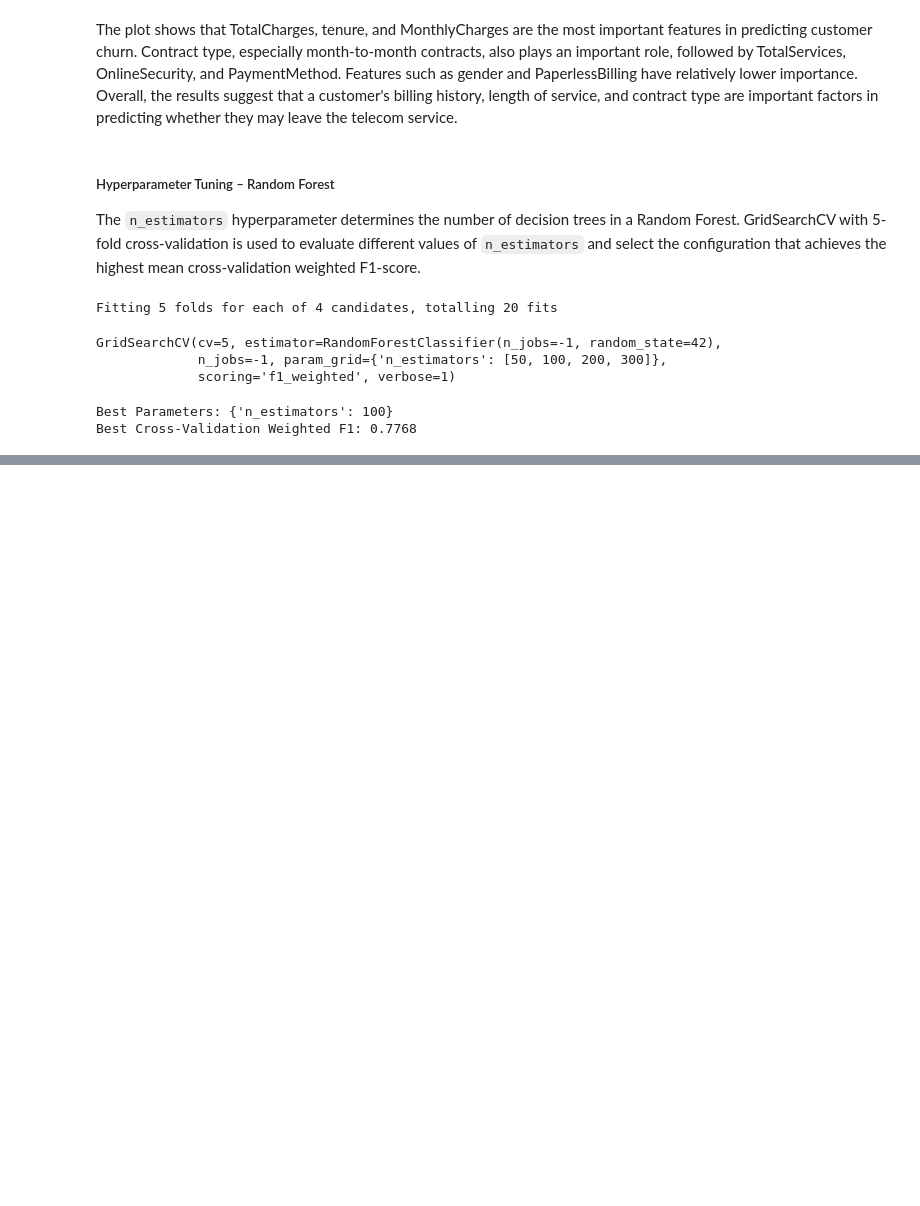
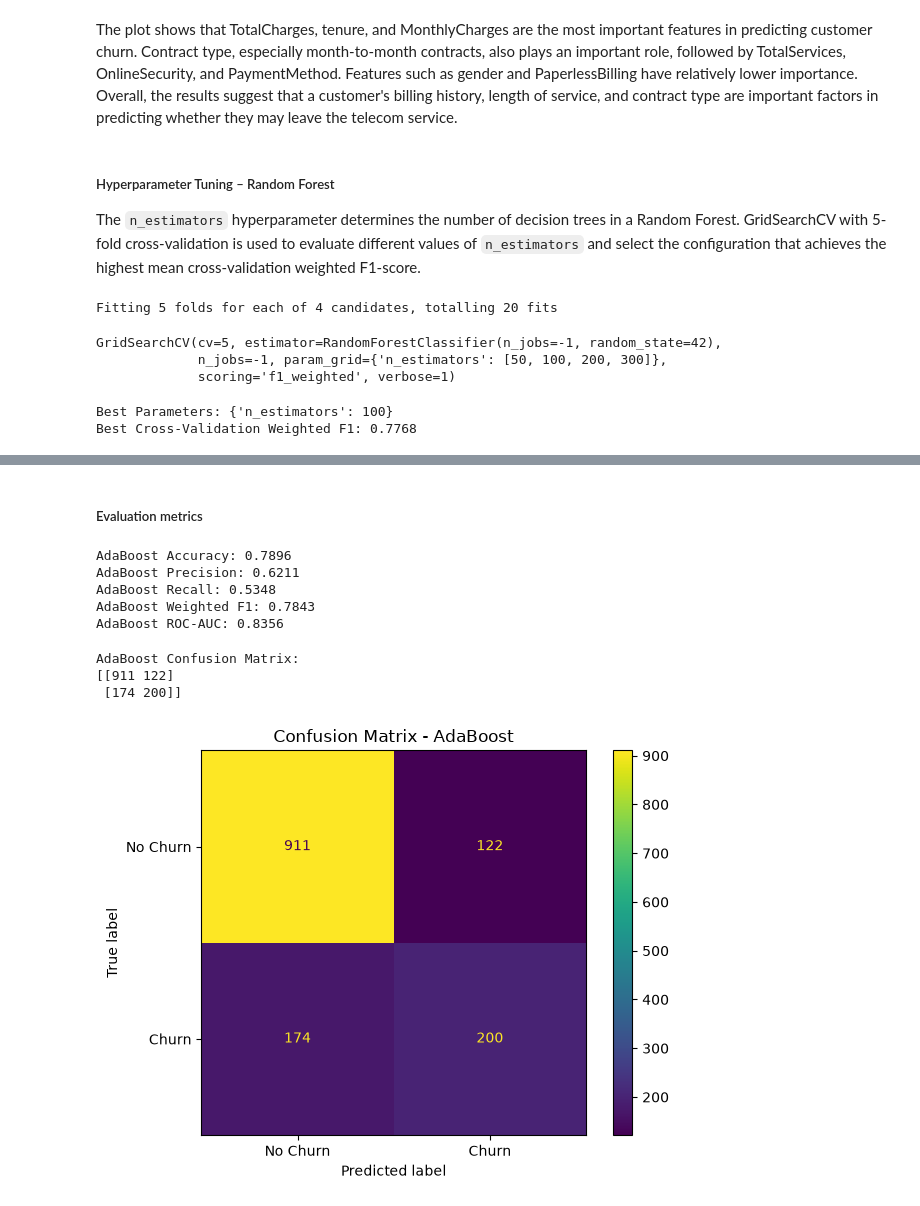
Before and after one commit to Anuja1307/ML_Capstone_Project, a Jupyter notebook: notebooks/Classification.ipynb, the cells around one changed output, grey strips where cells are left out. Saved outputs shown, nothing was run; the diff lists cells and outputs as text; code cells hidden in the pictures; blank space fills up the shorter version.

```diff
--- a/notebooks/Classification.ipynb
+++ b/notebooks/Classification.ipynb
@@ -1319,0 +1389,79 @@ GridSearchCV was used with 5-fold cross-validation to evaluate `n_estimators` va
+# %%
+from sklearn.ensemble import AdaBoostClassifier
+from sklearn.model_selection import GridSearchCV
+
+from sklearn.metrics import (
+    accuracy_score,
+    precision_score,
+    recall_score,
+    f1_score,
+    roc_auc_score,
+    confusion_matrix,
+    ConfusionMatrixDisplay
+)
+
+import pandas as pd
+import matplotlib.pyplot as plt
+
+ada_model = AdaBoostClassifier(
+    n_estimators=50,
+    learning_rate=1.0,
+    random_state=42
+)
+
+ada_model.fit(X_train_processed, y_train)
+y_pred_ada = ada_model.predict(X_test_processed)
+
+y_prob_ada = ada_model.predict_proba(X_test_processed)[:, 1]
+# %% [markdown]
+##### Evaluation metrics
+# %%
+ada_accuracy = accuracy_score(y_test, y_pred_ada)
+
+ada_precision = precision_score(
+    y_test, y_pred_ada, zero_division=0
+)
+
+ada_recall = recall_score(
+    y_test, y_pred_ada, zero_division=0
+)
+
+ada_f1 = f1_score(
+    y_test, y_pred_ada,
+    average="weighted",
+    zero_division=0
+)
+
+ada_roc_auc = roc_auc_score(y_test, y_prob_ada)
+
+print(f"AdaBoost Accuracy: {ada_accuracy:.4f}")
+print(f"AdaBoost Precision: {ada_precision:.4f}")
+print(f"AdaBoost Recall: {ada_recall:.4f}")
+print(f"AdaBoost Weighted F1: {ada_f1:.4f}")
+print(f"AdaBoost ROC-AUC: {ada_roc_auc:.4f}")
+# %% [output]
+AdaBoost Accuracy: 0.7896
+AdaBoost Precision: 0.6211
+AdaBoost Recall: 0.5348
+AdaBoost Weighted F1: 0.7843
+AdaBoost ROC-AUC: 0.8356
+# %%
+ada_cm = confusion_matrix(y_test, y_pred_ada)
+
+print("AdaBoost Confusion Matrix:")
+print(ada_cm)
+
+ada_display = ConfusionMatrixDisplay(
+    confusion_matrix=ada_cm,
+    display_labels=["No Churn", "Churn"]
+)
+
+ada_display.plot()
+plt.title("Confusion Matrix - AdaBoost")
+plt.tight_layout()
+plt.show()
+# %% [output]
+AdaBoost Confusion Matrix:
+[[911 122]
+ [174 200]]
+[figure, added]
```
Also changed, not shown: parts of 41 cells of this notebook.
